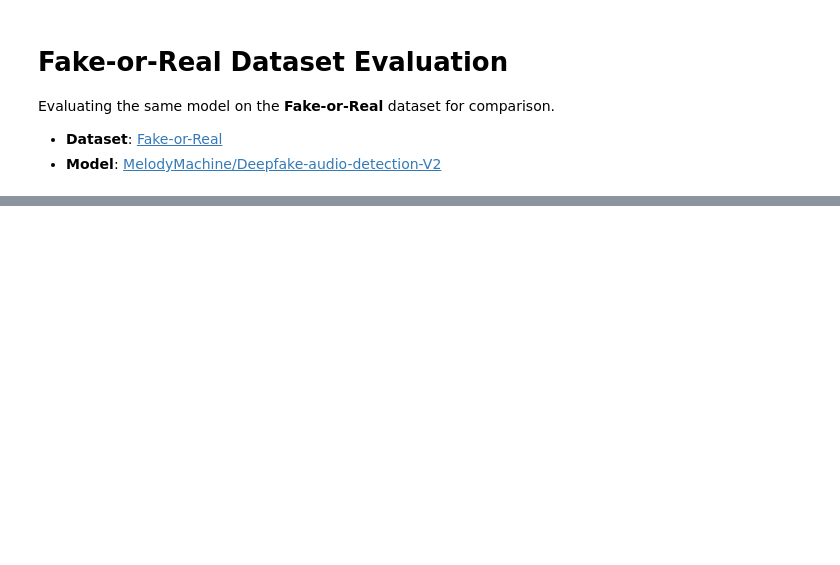
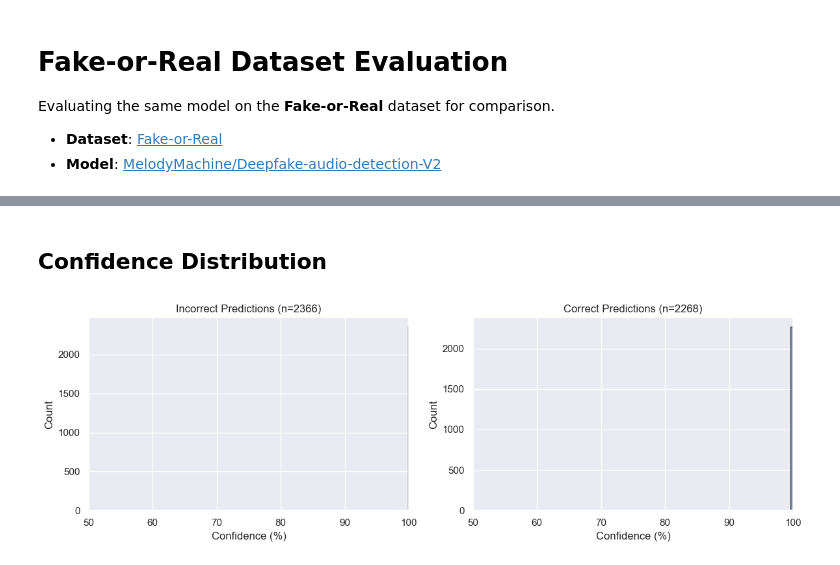
Before and after one commit to em1ru/deepfake-audio-eval, a Jupyter notebook: notebooks/02_fake_or_real.ipynb, the cells around one changed output, grey strips where cells are left out. Saved outputs shown, nothing was run; the diff lists cells and outputs as text; code cells hidden in the pictures; blank space fills up the shorter version.

```diff
--- a/notebooks/02_fake_or_real.ipynb
+++ b/notebooks/02_fake_or_real.ipynb
@@ -63,0 +87,14 @@ TODO: run on dataset sample
+# %%
+results = []
+
+for path, true_label in tqdm(sample, desc="Processing"):
+    try:
+        res = predict(path)
+        res["true"] = true_label
+        results.append(res)
+    except Exception as e:
+        print(f"Error: {path} - {e}")
+
+results_df = pd.DataFrame(results)
+print(f"\nProcessed: {len(results_df)} files")
+results_df.head(10)
@@ -70,0 +171,20 @@ TODO: calculate metrics
+# %% [markdown]
+## Confidence Distribution
+# %%
+fig, axes = plt.subplots(1, 2, figsize=(12, 4))
+
+# Correct vs Incorrect
+results_df["correct"] = results_df["true"] == results_df["pred"]
+
+for ax, (label, group) in zip(axes, results_df.groupby("correct")):
+    status = "Correct" if label else "Incorrect"
+    ax.hist(group["confidence"], bins=20, edgecolor="black", alpha=0.7)
+    ax.set_xlabel("Confidence (%)")
+    ax.set_ylabel("Count")
+    ax.set_title(f"{status} Predictions (n={len(group)})")
+    ax.set_xlim(50, 100)
+
+plt.tight_layout()
+plt.show()
+# %% [output]
+[figure, added]
```
Also changed, not shown: parts of 11 cells of this notebook, 5 other files.
